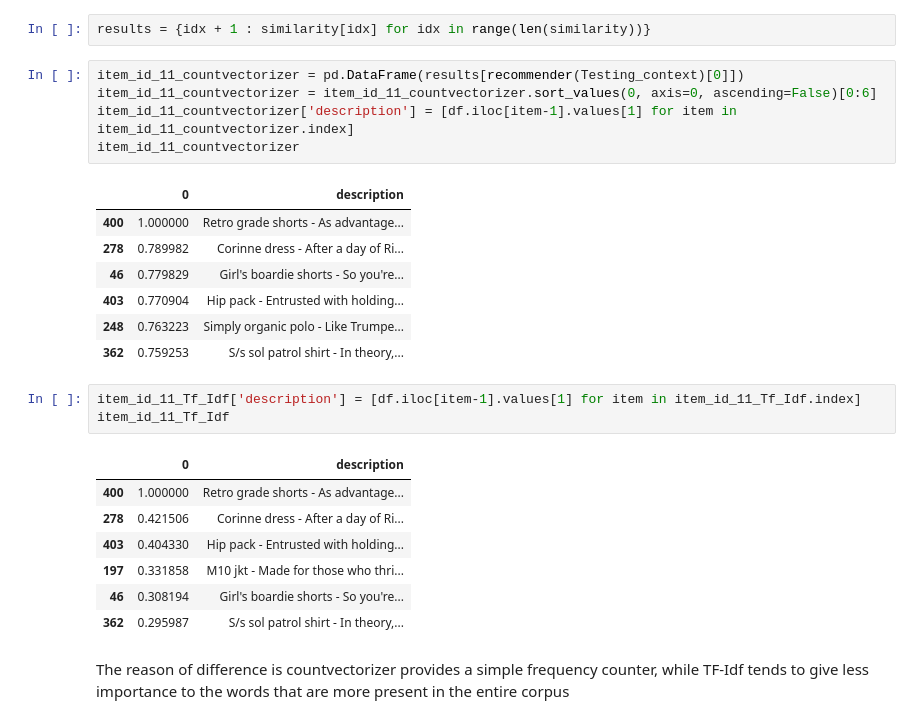
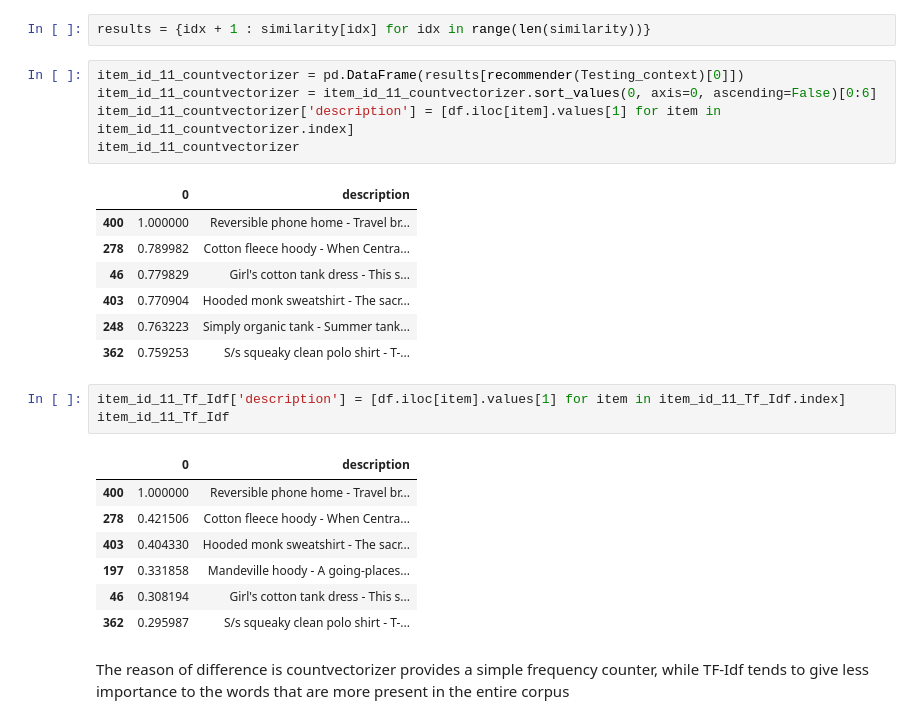
Before and after one commit to farhad-sadeghlo/recommender_systems_project_2022, a Jupyter notebook: 1. Content_based_filtering_exercise.ipynb, the cells around one changed output. Cells and saved outputs as stored; diff of their text form.

```diff
--- a/1. Content_based_filtering_exercise.ipynb
+++ b/1. Content_based_filtering_exercise.ipynb
@@ -145,26 +149,26 @@ results = {idx + 1 : similarity[idx] for idx in range(len(similarity))}
 # %%
 item_id_11_countvectorizer = pd.DataFrame(results[recommender(Testing_context)[0]])
 item_id_11_countvectorizer = item_id_11_countvectorizer.sort_values(0, axis=0, ascending=False)[0:6]
-item_id_11_countvectorizer['description'] = [df.iloc[item-1].values[1] for item in item_id_11_countvectorizer.index]
+item_id_11_countvectorizer['description'] = [df.iloc[item].values[1] for item in item_id_11_countvectorizer.index]
 item_id_11_countvectorizer
 # %% [output]
 |  | 0 | description |
-| 400 | 1.000000 | Retro grade shorts - As advantage... |
-| 278 | 0.789982 | Corinne dress - After a day of Ri... |
-| 46 | 0.779829 | Girl's boardie shorts - So you're... |
-| 403 | 0.770904 | Hip pack - Entrusted with holding... |
-| 248 | 0.763223 | Simply organic polo - Like Trumpe... |
-| 362 | 0.759253 | S/s sol patrol shirt - In theory,... |
+| 400 | 1.000000 | Reversible phone home - Travel br... |
+| 278 | 0.789982 | Cotton fleece hoody - When Centra... |
+| 46 | 0.779829 | Girl's cotton tank dress - This s... |
+| 403 | 0.770904 | Hooded monk sweatshirt - The sacr... |
+| 248 | 0.763223 | Simply organic tank - Summer tank... |
+| 362 | 0.759253 | S/s squeaky clean polo shirt - T-... |
 # %%
-item_id_11_Tf_Idf['description'] = [df.iloc[item-1].values[1] for item in item_id_11_Tf_Idf.index]
+item_id_11_Tf_Idf['description'] = [df.iloc[item].values[1] for item in item_id_11_Tf_Idf.index]
 item_id_11_Tf_Idf
 # %% [output]
 |  | 0 | description |
-| 400 | 1.000000 | Retro grade shorts - As advantage... |
-| 278 | 0.421506 | Corinne dress - After a day of Ri... |
-| 403 | 0.404330 | Hip pack - Entrusted with holding... |
-| 197 | 0.331858 | M10 jkt - Made for those who thri... |
-| 46 | 0.308194 | Girl's boardie shorts - So you're... |
-| 362 | 0.295987 | S/s sol patrol shirt - In theory,... |
+| 400 | 1.000000 | Reversible phone home - Travel br... |
+| 278 | 0.421506 | Cotton fleece hoody - When Centra... |
+| 403 | 0.404330 | Hooded monk sweatshirt - The sacr... |
+| 197 | 0.331858 | Mandeville hoody - A going-places... |
+| 46 | 0.308194 | Girl's cotton tank dress - This s... |
+| 362 | 0.295987 | S/s squeaky clean polo shirt - T-... |
 # %% [markdown]
 The reason of difference is countvectorizer provides a simple frequency counter, while TF-Idf tends to give less importance to the words that are more present in the entire corpus
```
Also changed, not shown: parts of 2 cells of this notebook, 3 other files.
